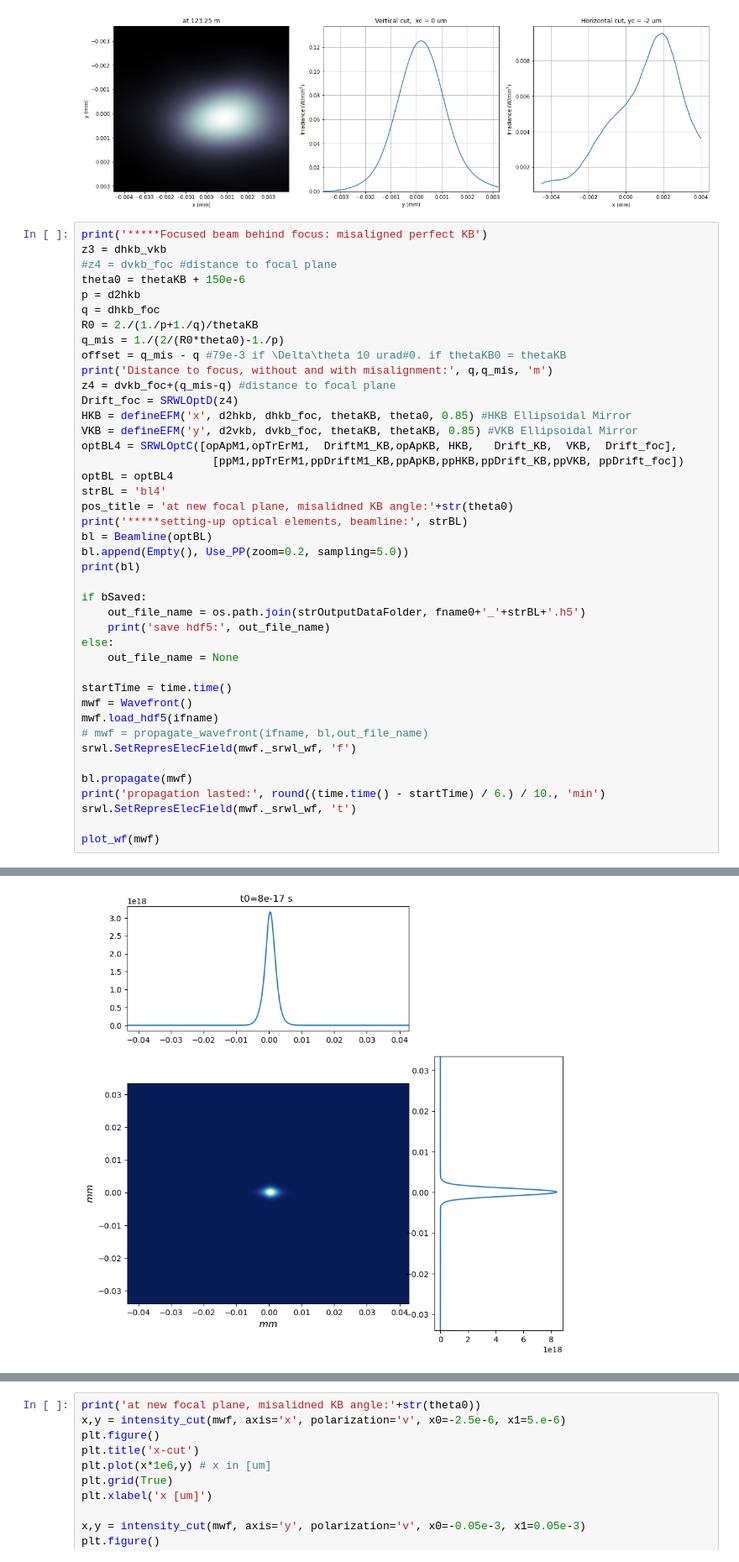
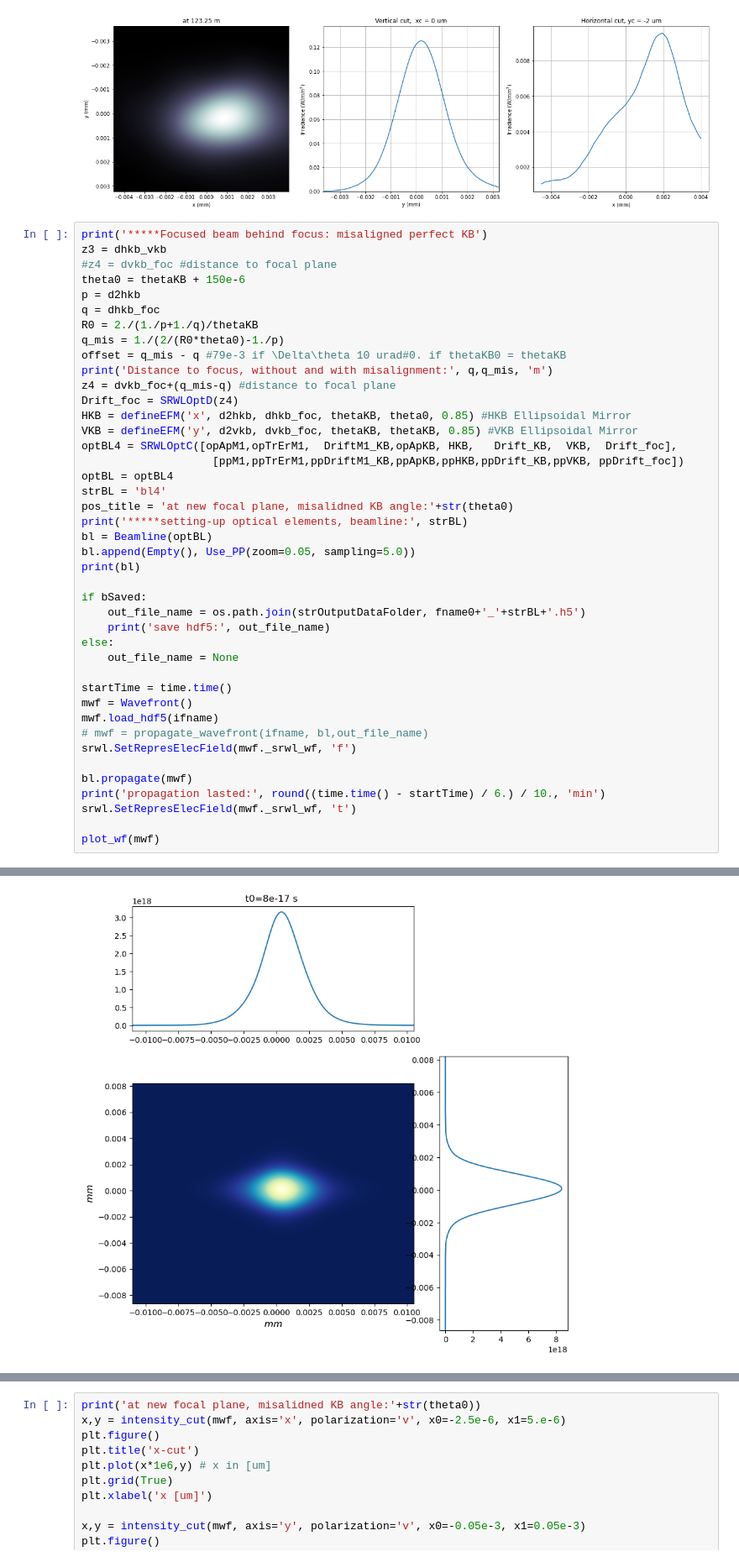
Before and after one commit to slaclab/lume-simex-demo-1, a Jupyter notebook: models/wpg/TXIGenesis_Mirror_Imperfect_Beam.ipynb, the cells around one changed output, grey strips where cells are left out. Shown at 84% size. Saved outputs shown, nothing was run; the diff lists cells and outputs as text.

Commit message:
zoom in for misaligned kb

```diff
--- a/models/wpg/TXIGenesis_Mirror_Imperfect_Beam.ipynb
+++ b/models/wpg/TXIGenesis_Mirror_Imperfect_Beam.ipynb
@@ -768,7 +768,7 @@ strBL = 'bl4'
 pos_title = 'at new focal plane, misalidned KB angle:'+str(theta0)
 print('*****setting-up optical elements, beamline:', strBL)
 bl = Beamline(optBL)
-bl.append(Empty(), Use_PP(zoom=0.2, sampling=5.0))
+bl.append(Empty(), Use_PP(zoom=0.05, sampling=5.0))
 print(bl)
 
 if bSaved:
@@ -815,6 +815,6 @@ R-space
 FWHM in x = 3.647e-06 m.
 FWHM in y = 2.332e-06 m.
-[figure, old version]
+[figure, new version]
 # %%
 print('*****Focused beam behind focus: misaligned ideal KB')
 pos_title = 'at new focal plane, misalidned KB angle:'+str(theta0)
```
Also changed, not shown: parts of 2 cells of this notebook.
